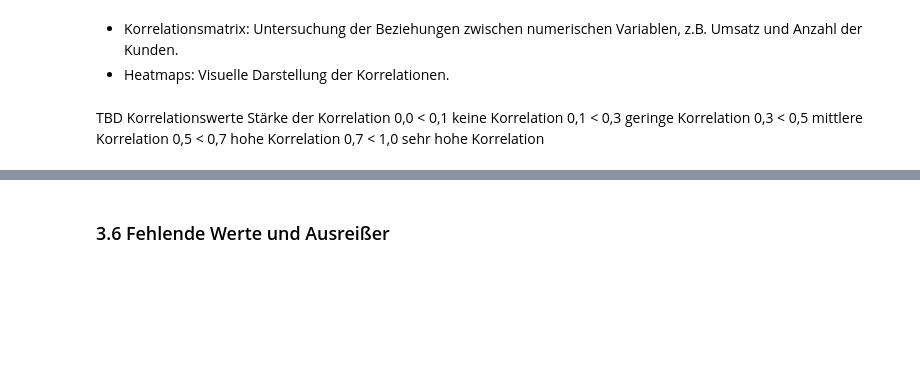
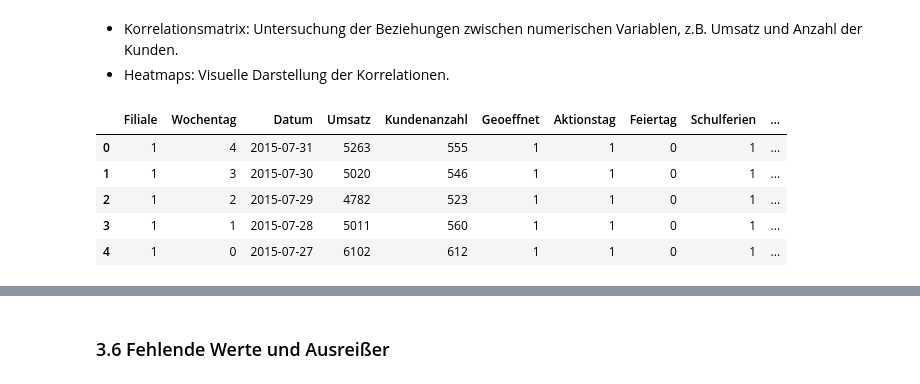
Before and after one commit to AliceKitchkin/Forecasting-Rossmann-Store-Sales, a Jupyter notebook: Forecasting_Notebook.ipynb, the cells around one changed output, grey strips where cells are left out. Saved outputs shown, nothing was run; the diff lists cells and outputs as text; code cells hidden in the pictures; blank space fills up the shorter version.

```diff
--- a/Forecasting_Notebook.ipynb
+++ b/Forecasting_Notebook.ipynb
@@ -243,11 +254,12 @@ display(pd.concat([dtypes, describe]))
 # %% [markdown]
 - Korrelationsmatrix: Untersuchung der Beziehungen zwischen numerischen Variablen, z.B. Umsatz und Anzahl der Kunden.
 - Heatmaps: Visuelle Darstellung der Korrelationen.
-# %% [markdown]
-TBD
-Korrelationswerte   Stärke der Korrelation
-0,0 < 0,1	        keine Korrelation
-0,1 < 0,3	        geringe Korrelation
-0,3 < 0,5	        mittlere Korrelation
-0,5 < 0,7	        hohe Korrelation
-0,7 < 1,0	        sehr hohe Korrelation
+# %%
+train_x_store.head()
+# %% [output]
+|  | Filiale | Wochentag | Datum | Umsatz | Kundenanzahl | Geoeffnet | Aktionstag | Feiertag | Schulferien | ... |
+| 0 | 1 | 4 | 2015-07-31 | 5263 | 555 | 1 | 1 | 0 | 1 | ... |
+| 1 | 1 | 3 | 2015-07-30 | 5020 | 546 | 1 | 1 | 0 | 1 | ... |
+| 2 | 1 | 2 | 2015-07-29 | 4782 | 523 | 1 | 1 | 0 | 1 | ... |
+| 3 | 1 | 1 | 2015-07-28 | 5011 | 560 | 1 | 1 | 0 | 1 | ... |
+| 4 | 1 | 0 | 2015-07-27 | 6102 | 612 | 1 | 1 | 0 | 1 | ... |
```
Also changed, not shown: parts of 24 cells of this notebook.
